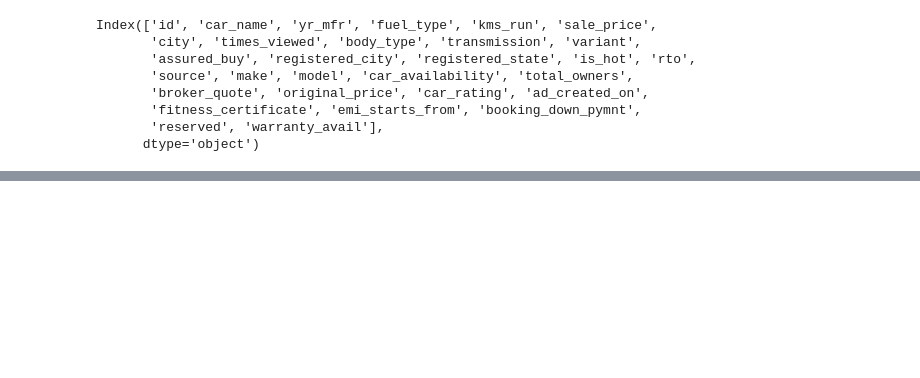
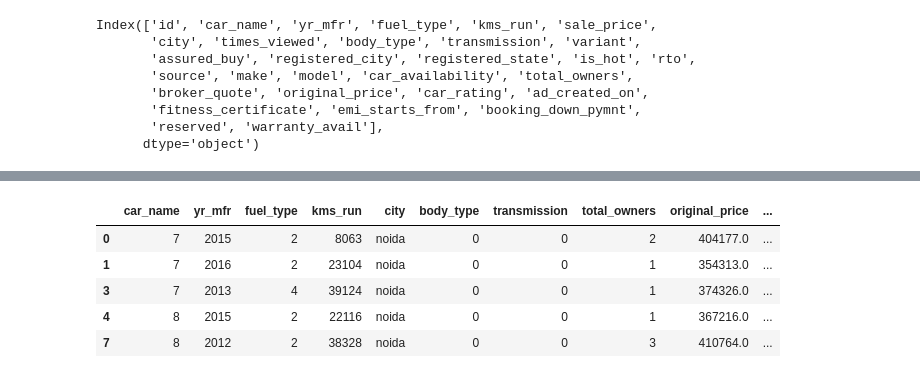
Before and after one commit to Manomay15/Used-Car-Price-Predictor, a Jupyter notebook: WorkingWithFinalFeatures.ipynb, the cells around one changed output, grey strips where cells are left out. Saved outputs shown, nothing was run; the diff lists cells and outputs as text; code cells hidden in the pictures; blank space fills up the shorter version.

```diff
--- a/WorkingWithFinalFeatures.ipynb
+++ b/WorkingWithFinalFeatures.ipynb
@@ -113,0 +154,9 @@ Do the same for every feature now :)
+# %%
+def transmission(i):
+    import math
+    if i == 'manual':
+        return 0
+    if i == 'automatic':
+        return 1
+# %%
+train['transmission'] = train['transmission'].apply(transmission)
@@ -113,0 +176,11 @@ Do the same for every feature now :)
+# %%
+train['transmission'] = train['transmission'].fillna(2)
+# %%
+train.head()
+# %% [output]
+|  | car_name | yr_mfr | fuel_type | kms_run | city | body_type | transmission | total_owners | original_price | ... |
+| 0 | 7 | 2015 | 2 | 8063 | noida | 0 | 0 | 2 | 404177.0 | ... |
+| 1 | 7 | 2016 | 2 | 23104 | noida | 0 | 0 | 1 | 354313.0 | ... |
+| 3 | 7 | 2013 | 4 | 39124 | noida | 0 | 0 | 1 | 374326.0 | ... |
+| 4 | 8 | 2015 | 2 | 22116 | noida | 0 | 0 | 1 | 367216.0 | ... |
+| 7 | 8 | 2012 | 2 | 38328 | noida | 0 | 0 | 3 | 410764.0 | ... |
```
Also changed, not shown: parts of 50 cells of this notebook, 15 other files.
